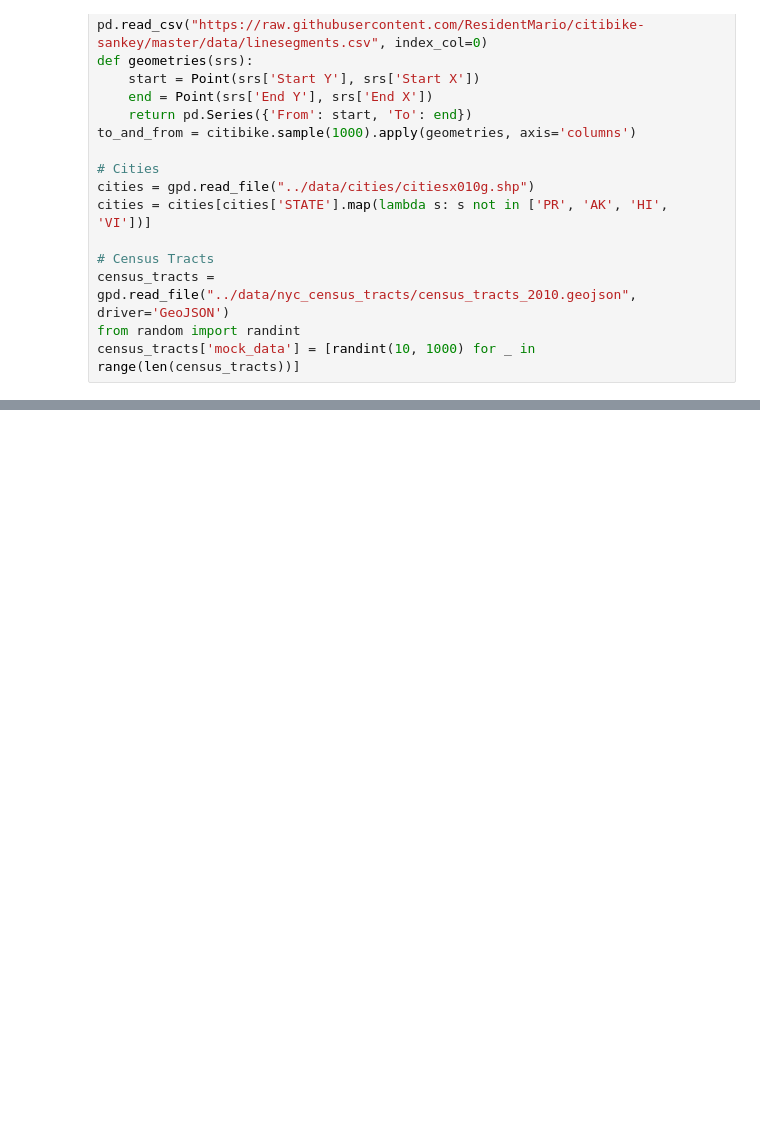
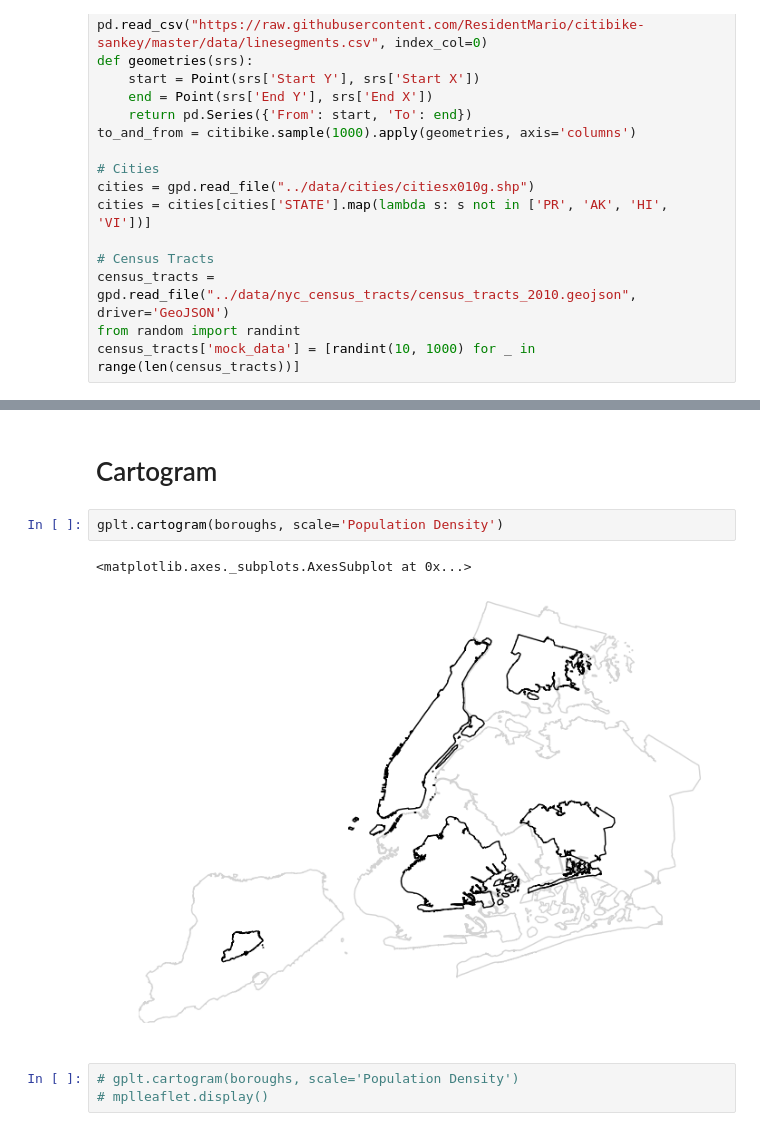
Before and after one commit to ResidentMario/geoplot, a Jupyter notebook: notebooks/matplotlib-native-output.ipynb, the cells around one changed output, grey strips where cells are left out. Drawn from its saved outputs; the diff is of its cells as text; blank space fills up the shorter version.

```diff
--- a/notebooks/matplotlib-native-output.ipynb
+++ b/notebooks/matplotlib-native-output.ipynb
@@ -50,0 +80,10 @@ gplt.pointplot(gpd.GeoDataFrame(geometry=to_and_from['To']))
+# %% [markdown]
+# Cartogram
+# %%
+gplt.cartogram(boroughs, scale='Population Density')
+# %% [output]
+<matplotlib.axes._subplots.AxesSubplot at 0x...>
+[figure, added]
+# %%
+# gplt.cartogram(boroughs, scale='Population Density')
+# mplleaflet.display()
```
Also changed, not shown: parts of 21 cells of this notebook, 1 other file.
